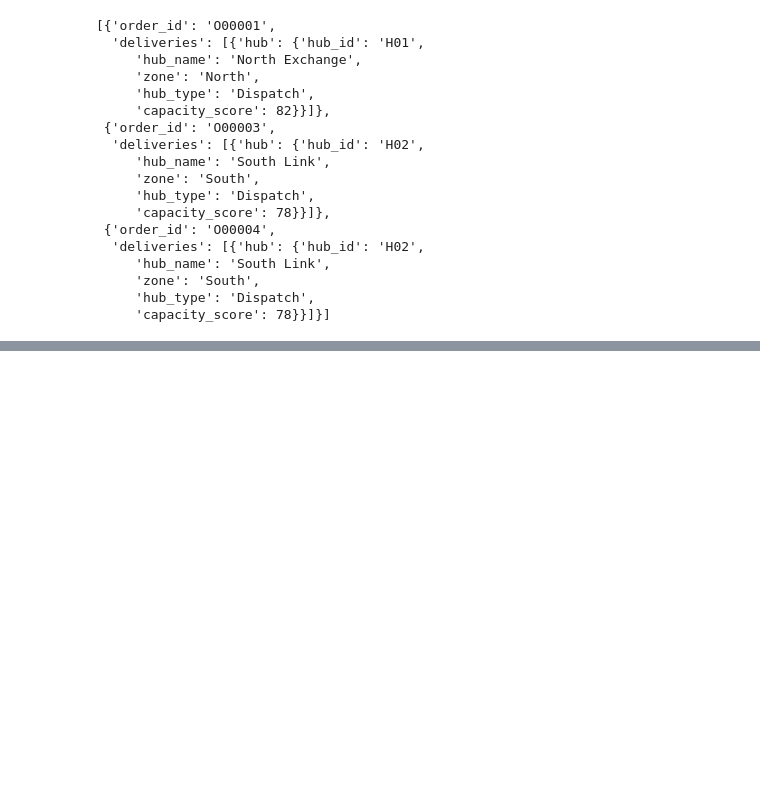
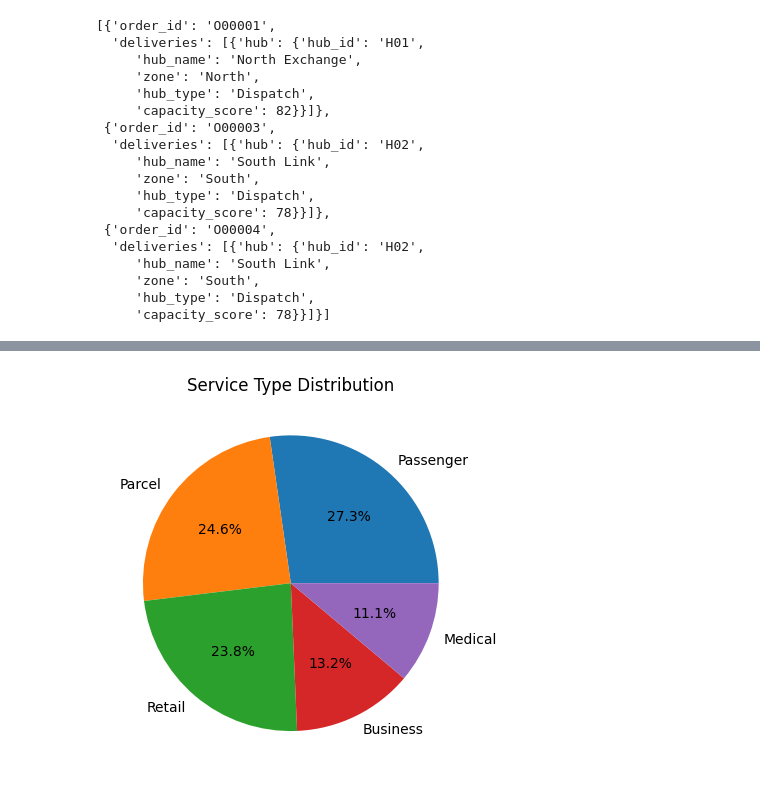
Before and after one commit to Nausheen1295/NorthStar-Coursework, a Jupyter notebook: notebooks/Section_3_MongoDB/04_mongodb_atlas.ipynb, the cells around one changed output, grey strips where cells are left out. Saved outputs shown, nothing was run; the diff lists cells and outputs as text; code cells hidden in the pictures; blank space fills up the shorter version.

```diff
--- a/notebooks/Section_3_MongoDB/04_mongodb_atlas.ipynb
+++ b/notebooks/Section_3_MongoDB/04_mongodb_atlas.ipynb
@@ -1045,0 +1100,11 @@ list(collection.find(
+# %%
+service_type_df.set_index("_id")["total_orders"].plot(
+    kind="pie",
+    autopct="%1.1f%%"
+)
+
+plt.title("Service Type Distribution")
+plt.ylabel("")
+plt.show()
+# %% [output]
+[figure, added]
```
Also changed, not shown: parts of 26 cells of this notebook.
